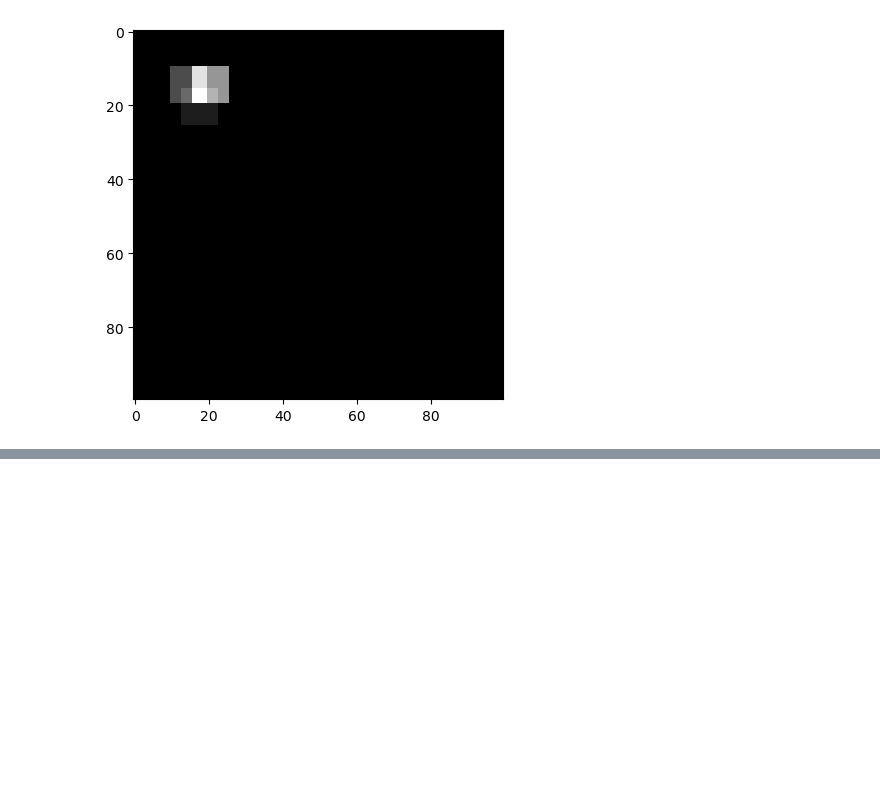
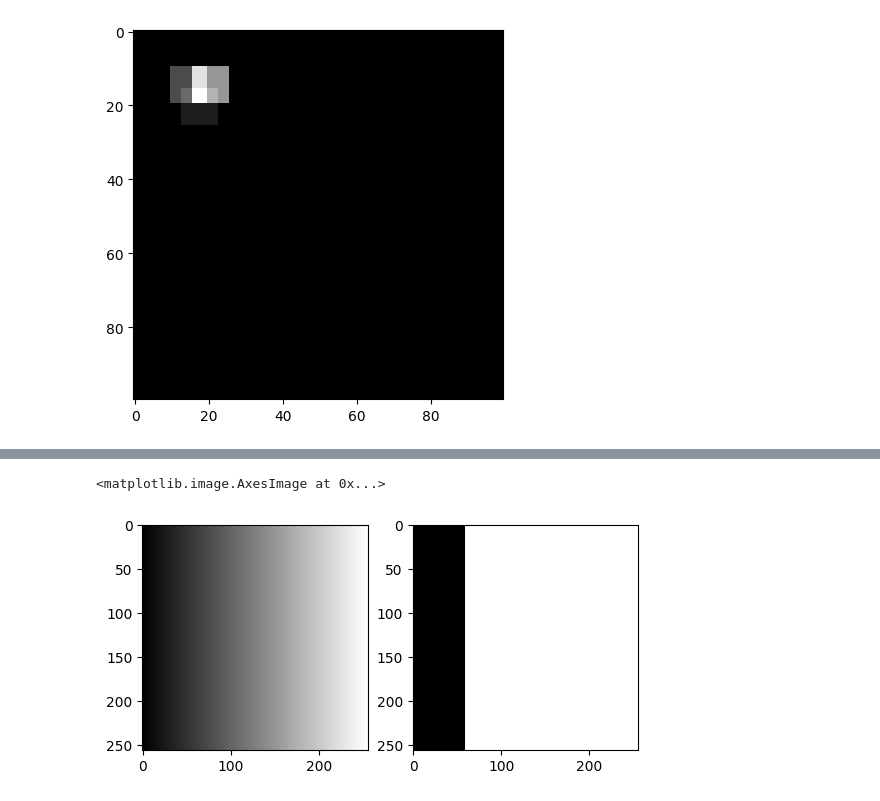
Before and after one commit to Mayankgbrc/ComputerVision, a Jupyter notebook: 01_img_basics.ipynb, the cells around one changed output, grey strips where cells are left out. Drawn from its saved outputs; the diff is of its cells as text; code cells hidden in the pictures; blank space fills up the shorter version.

```diff
--- a/01_img_basics.ipynb
+++ b/01_img_basics.ipynb
@@ -104,3 +104,21 @@ plt.title("Custom Grayscale Image")
 plt.show()
 # %% [output]
 [figure]
+# %%
+# Thresholding
+
+# Create a grayscale gradient image
+gray_image = np.linspace(0, 255, 256).astype(np.uint8)
+gray_image = np.tile(gray_image, (256, 1))  # Repeat for 256 rows
+
+plt.subplot(1,2,1)
+plt.imshow(gray_image, cmap = "gray")
+
+threshold = 58
+threshold_image = np.where(gray_image > threshold, 255, 0)
+
+plt.subplot(1,2,2)
+plt.imshow(threshold_image, cmap = "gray")
+# %% [output]
+<matplotlib.image.AxesImage at 0x...>
+[figure, added]
```
Also changed, not shown: parts of 1 cell of this notebook, 1 other file.
